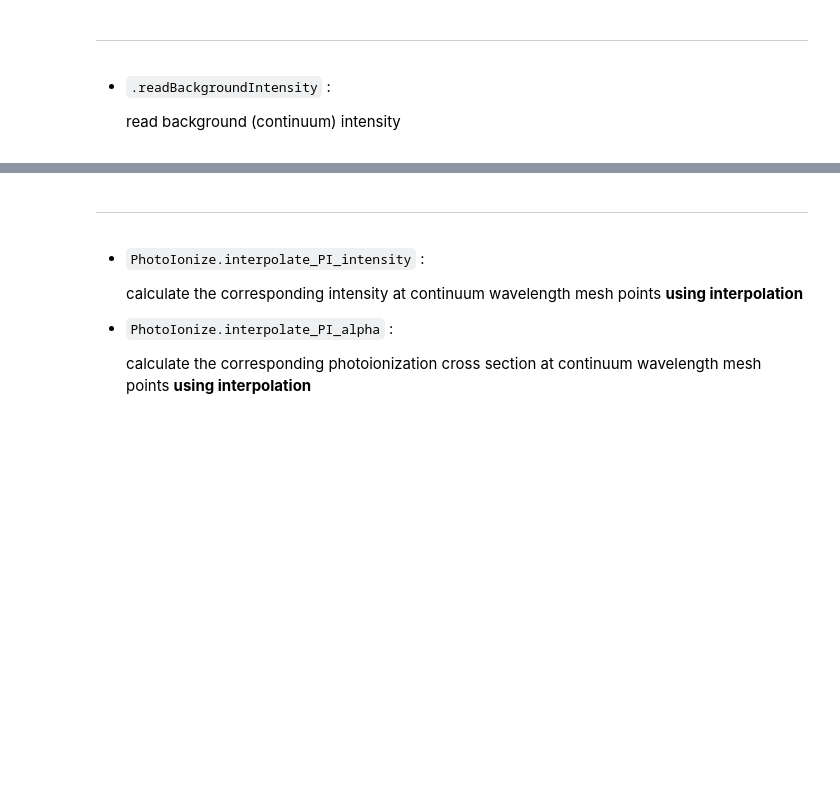
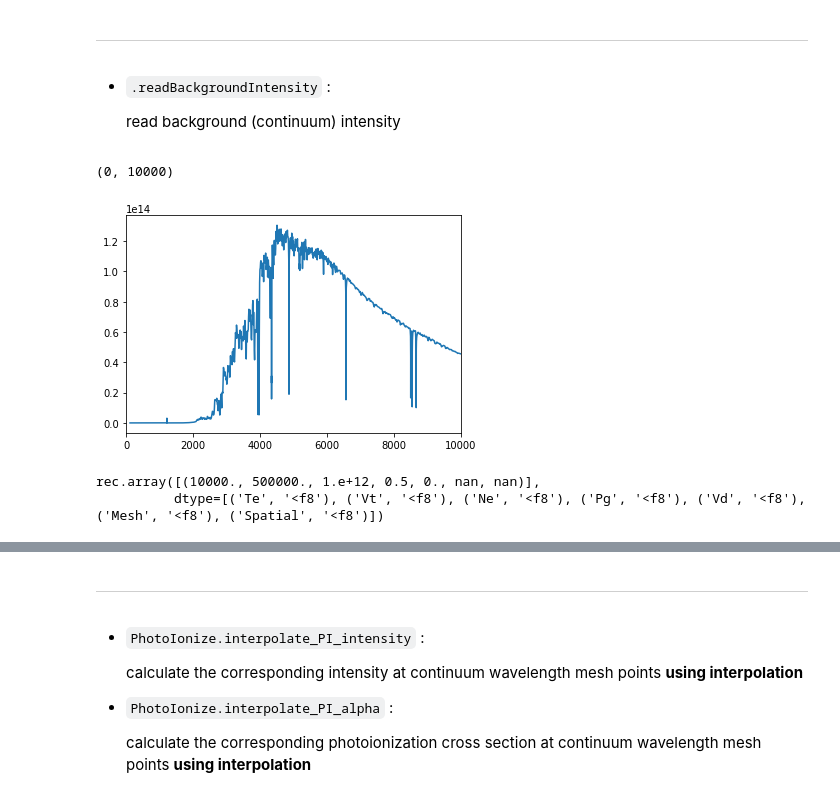
Before and after one commit to kouui/spectra-deprecated, a Jupyter notebook: notebooks/Demo_FullStatisticalEquilirbium_v1.ipynb, the cells around one changed output, grey strips where cells are left out. Saved outputs shown, nothing was run; the diff lists cells and outputs as text; code cells hidden in the pictures; blank space fills up the shorter version.

```diff
--- a/notebooks/Demo_FullStatisticalEquilirbium_v1.ipynb
+++ b/notebooks/Demo_FullStatisticalEquilirbium_v1.ipynb
@@ -127,3 +142,15 @@ gro.show_fig()
 # %%
 slab0d = AtmosphereCls.AtmosphereC0d(Te=1E4, Vt=5.E5, Ne=1E12, Vd=0E5)
 slab0d.readBackgroundIntensity('../data/intensity/continuum/ASTM_E490+PROM7_HI_CaII.dat')
+# %%
+#slab0d.BackRad.shape
+plt.plot(slab0d.BackRad[0,:]*1E8 , slab0d.BackRad[1,:])
+plt.xlim(0,10000)
+# %% [output]
+(0, 10000)
+[figure, added]
+# %%
+slab0d.data
+# %% [output]
+rec.array([(10000., 500000., 1.e+12, 0.5, 0., nan, nan)],
+          dtype=[('Te', '<f8'), ('Vt', '<f8'), ('Ne', '<f8'), ('Pg', '<f8'), ('Vd', '<f8'), ('Mesh', '<f8'), ('Spatial', '<f8')])
```
Also changed, not shown: parts of 12 cells of this notebook, 2 other files.
